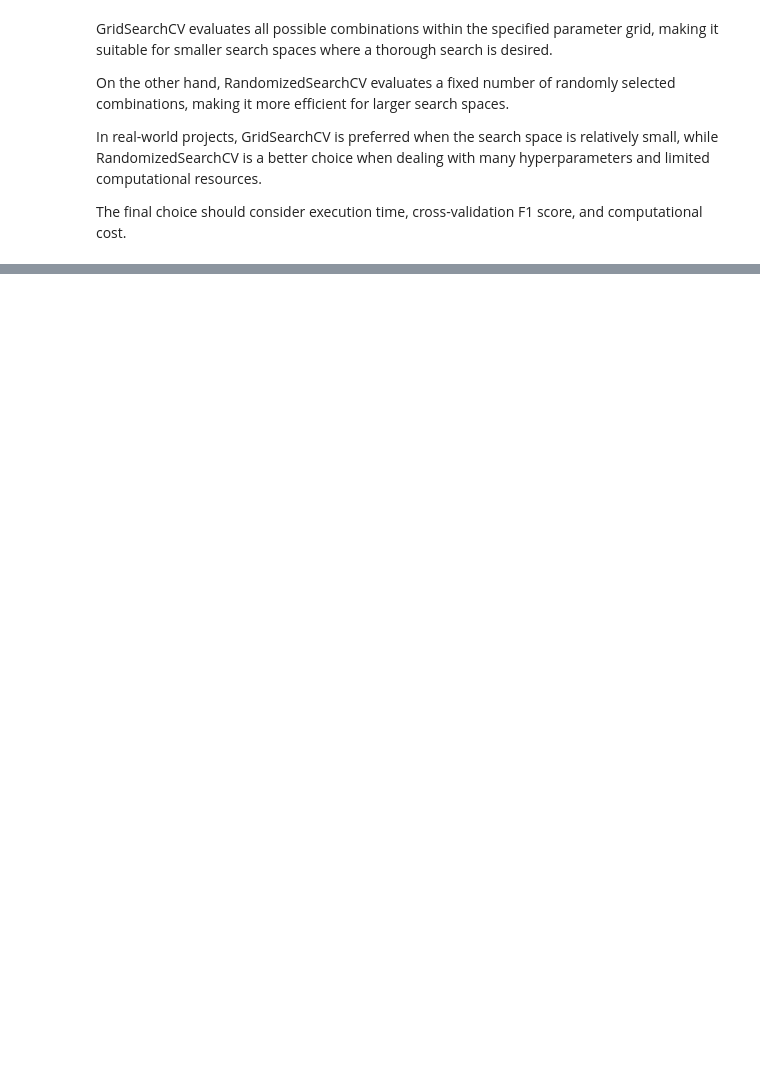
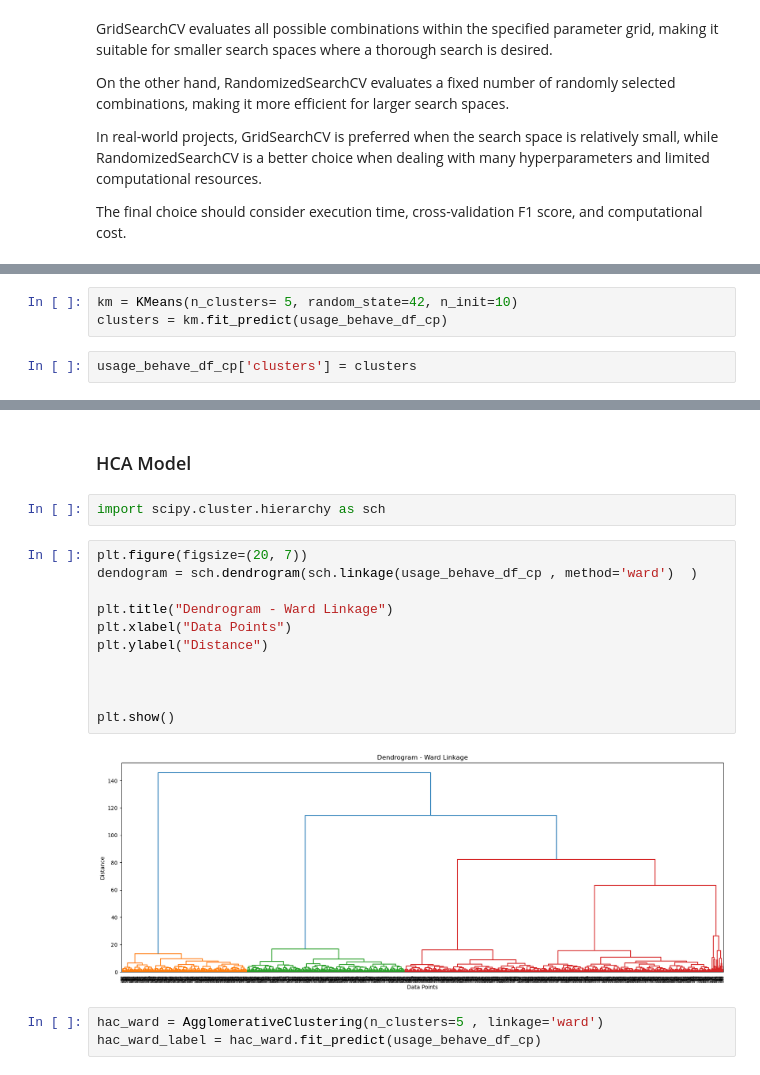
Before and after one commit to Omarsaidmohamed/ml_project1, a Jupyter notebook: notebook/ML_Code.ipynb, the cells around one changed output, grey strips where cells are left out. Cells and saved outputs as stored; diff of their text form; blank space fills up the shorter version.

```diff
--- a/notebook/ML_Code.ipynb
+++ b/notebook/ML_Code.ipynb
@@ -1382,0 +1490,5 @@ The final choice should consider execution time, cross-validation F1 score, and
+# %%
+km = KMeans(n_clusters= 5, random_state=42, n_init=10)
+clusters = km.fit_predict(usage_behave_df_cp)
+# %%
+usage_behave_df_cp['clusters'] = clusters
@@ -1382,0 +1541,20 @@ The final choice should consider execution time, cross-validation F1 score, and
+# %% [markdown]
+### HCA Model
+# %%
+import scipy.cluster.hierarchy as sch
+# %%
+plt.figure(figsize=(20, 7))
+dendogram = sch.dendrogram(sch.linkage(usage_behave_df_cp , method='ward')  )
+
+plt.title("Dendrogram - Ward Linkage")
+plt.xlabel("Data Points")
+plt.ylabel("Distance")
+
+
+
+plt.show()
+# %% [output]
+[figure, added]
+# %%
+hac_ward = AgglomerativeClustering(n_clusters=5 , linkage='ward')
+hac_ward_label = hac_ward.fit_predict(usage_behave_df_cp)
```
Also changed, not shown: parts of 59 cells of this notebook.
